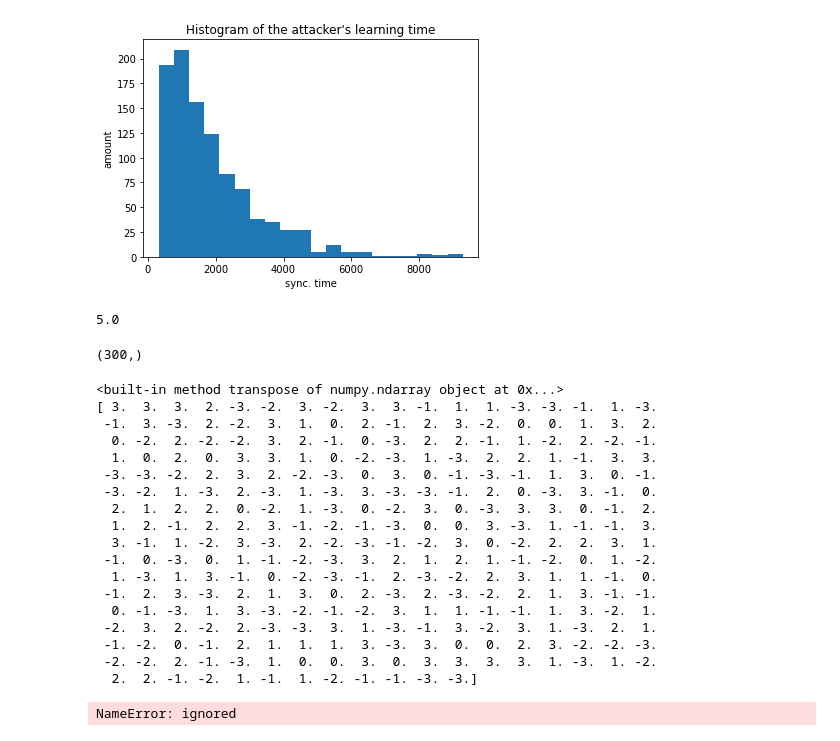
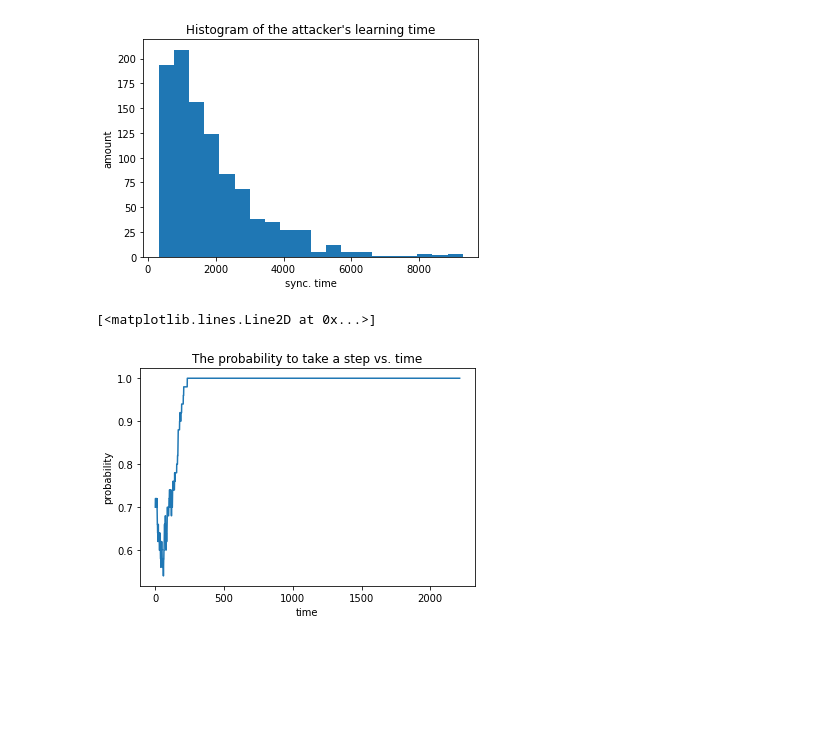
Before and after one commit to ibenoam/Neural_cryptography, a Jupyter notebook: Neural_Cryptography.ipynb, the cells around one changed output. Saved outputs shown, nothing was run; the diff lists cells and outputs as text; code cells hidden in the pictures; blank space fills up the shorter version.

```diff
--- a/Neural_Cryptography.ipynb
+++ b/Neural_Cryptography.ipynb
@@ -141,2 +158,17 @@ print(np.correlate(a, b))
+# %%
+# sliding window
+window_size = 50
+chance = []
+for i in range(len(when_move)-window_size+1):
+    chance.append(when_move[range(i, i + window_size)].sum()/window_size)
+
+plt.figure()
+plt.title('The probability to take a step vs. time')
+plt.xlabel("time")
+plt.ylabel("probability")
+plt.plot(range(len(chance)), chance)
+# %% [output]
+[<matplotlib.lines.Line2D at 0x...>]
+[figure, added]
 # %%
 def entropy_calc(arr):
@@ -153,34 +174,0 @@ def correlation_calc(w1, w2):
-# %%
-x = np.array([[3], [4]])
-np.linalg.norm(x)
-# %% [output]
-5.0
-# %%
-b = bob.w
-b = b.flatten()#.transpose()
-# b = b.T
-b.shape
-# %% [output]
-(300,)
-# %%
-corr_val = correlation_calc(alice.w, bob.w)
-# %% [output]
-<built-in method transpose of numpy.ndarray object at 0x...>
-[ 3.  3.  3.  2. -3. -2.  3. -2.  3.  3. -1.  1.  1. -3. -3. -1.  1. -3.
- -1.  3. -3.  2. -2.  3.  1.  0.  2. -1.  2.  3. -2.  0.  0.  1.  3.  2.
-  0. -2.  2. -2. -2.  3.  2. -1.  0. -3.  2.  2. -1.  1. -2.  2. -2. -1.
-  1.  0.  2.  0.  3.  3.  1.  0. -2. -3.  1. -3.  2.  2.  1. -1.  3.  3.
- -3. -3. -2.  2.  3.  2. -2. -3.  0.  3.  0. -1. -3. -1.  1.  3.  0. -1.
- -3. -2.  1. -3.  2. -3.  1. -3.  3. -3. -3. -1.  2.  0. -3.  3. -1.  0.
-  2.  1.  2.  2.  0. -2.  1. -3.  0. -2.  3.  0. -3.  3.  3.  0. -1.  2.
-  1.  2. -1.  2.  2.  3. -1. -2. -1. -3.  0.  0.  3. -3.  1. -1. -1.  3.
-  3. -1.  1. -2.  3. -3.  2. -2. -3. -1. -2.  3.  0. -2.  2.  2.  3.  1.
- -1.  0. -3.  0.  1. -1. -2. -3.  3.  2.  1.  2.  1. -1. -2.  0.  1. -2.
-  1. -3.  1.  3. -1.  0. -2. -3. -1.  2. -3. -2.  2.  3.  1.  1. -1.  0.
- -1.  2.  3. -3.  2.  1.  3.  0.  2. -3.  2. -3. -2.  2.  1.  3. -1. -1.
-  0. -1. -3.  1.  3. -3. -2. -1. -2.  3.  1.  1. -1. -1.  1.  3. -2.  1.
- -2.  3.  2. -2.  2. -3. -3.  3.  1. -3. -1.  3. -2.  3.  1. -3.  2.  1.
- -1. -2.  0. -1.  2.  1.  1.  1.  3. -3.  3.  0.  0.  2.  3. -2. -2. -3.
- -2. -2.  2. -1. -3.  1.  0.  0.  3.  0.  3.  3.  3.  3.  1. -3.  1. -2.
-  2.  2. -1. -2.  1. -1.  1. -2. -1. -1. -3. -3.]
-NameError: ignored
```
Also changed, not shown: parts of 13 cells of this notebook.
